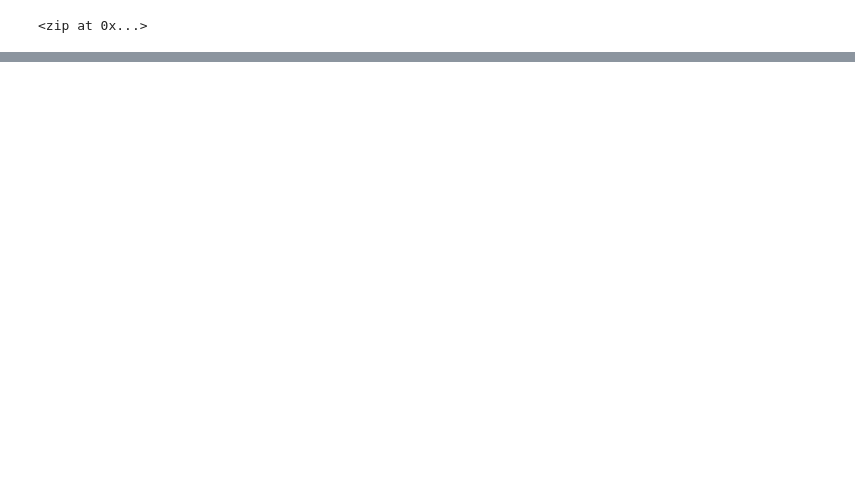
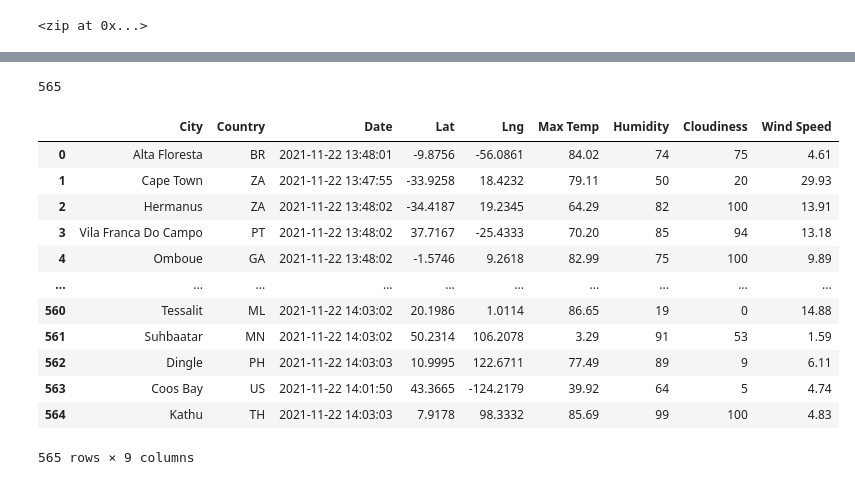
Before and after one commit to wattsr1/World_Weather_Analysis, a Jupyter notebook: WeatherPy.ipynb, the cells around one changed output, grey strips where cells are left out. Drawn from its saved outputs; the diff is of its cells as text; code cells hidden in the pictures; blank space fills up the shorter version.

Commit message:
update gitignore and add WeatherPy code

```diff
--- a/WeatherPy.ipynb
+++ b/WeatherPy.ipynb
@@ -4,3 +4,8 @@ import pandas as pd
 import numpy as np
 import matplotlib as plt
 from citipy import citipy
+from config import weather_api_key
+import requests
+# Create the URL for the API request
+url = "http://api.openweathermap.org/data/2.5/weather?units=Imperial&APPID=" + weather_api_key
+print(url)
@@ -31,0 +125,25 @@ len(cities)
+# %%
+len(city_data)
+# %% [output]
+565
+# %%
+# Convert the array of dictionalries to a Pandas DataFrame
+city_data_df = pd.DataFrame(city_data)
+
+new_column_order = ["City", "Country", "Date", "Lat", "Lng", "Max Temp", "Humidity", "Cloudiness", "Wind Speed"]
+city_data_df = city_data_df[new_column_order]
+city_data_df
+# %% [output]
+|  | City | Country | Date | Lat | Lng | Max Temp | Humidity | Cloudiness | Wind Speed |
+| 0 | Alta Floresta | BR | 2021-11-22 13:48:01 | -9.8756 | -56.0861 | 84.02 | 74 | 75 | 4.61 |
+| 1 | Cape Town | ZA | 2021-11-22 13:47:55 | -33.9258 | 18.4232 | 79.11 | 50 | 20 | 29.93 |
+| 2 | Hermanus | ZA | 2021-11-22 13:48:02 | -34.4187 | 19.2345 | 64.29 | 82 | 100 | 13.91 |
+| 3 | Vila Franca Do Campo | PT | 2021-11-22 13:48:02 | 37.7167 | -25.4333 | 70.20 | 85 | 94 | 13.18 |
+| 4 | Omboue | GA | 2021-11-22 13:48:02 | -1.5746 | 9.2618 | 82.99 | 75 | 100 | 9.89 |
+| ... | ... | ... | ... | ... | ... | ... | ... | ... | ... |
+| 560 | Tessalit | ML | 2021-11-22 14:03:02 | 20.1986 | 1.0114 | 86.65 | 19 | 0 | 14.88 |
+| 561 | Suhbaatar | MN | 2021-11-22 14:03:02 | 50.2314 | 106.2078 | 3.29 | 91 | 53 | 1.59 |
+| 562 | Dingle | PH | 2021-11-22 14:03:03 | 10.9995 | 122.6711 | 77.49 | 89 | 9 | 6.11 |
+| 563 | Coos Bay | US | 2021-11-22 14:01:50 | 43.3665 | -124.2179 | 39.92 | 64 | 5 | 4.74 |
+| 564 | Kathu | TH | 2021-11-22 14:03:03 | 7.9178 | 98.3332 | 85.69 | 99 | 100 | 4.83 |
+565 rows × 9 columns
```
Also changed, not shown: parts of 5 cells of this notebook, 3 other files.
